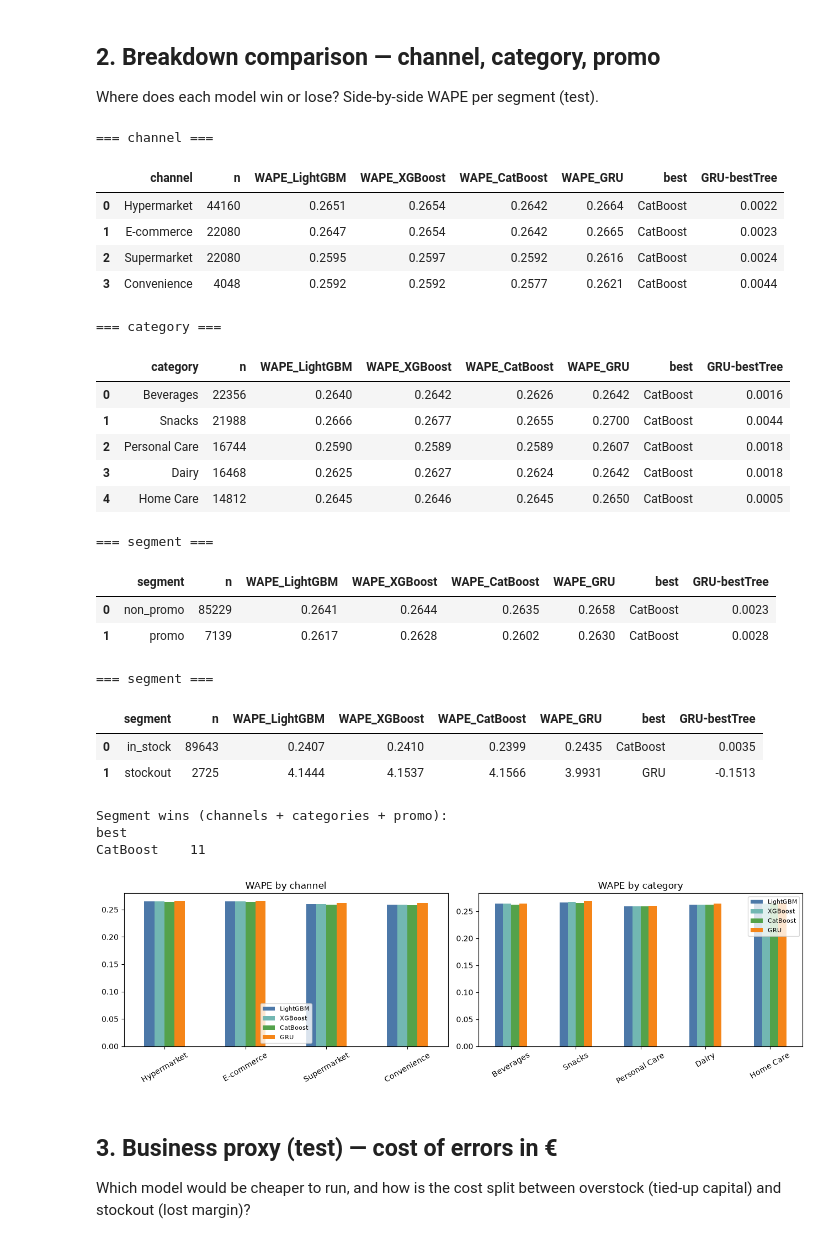
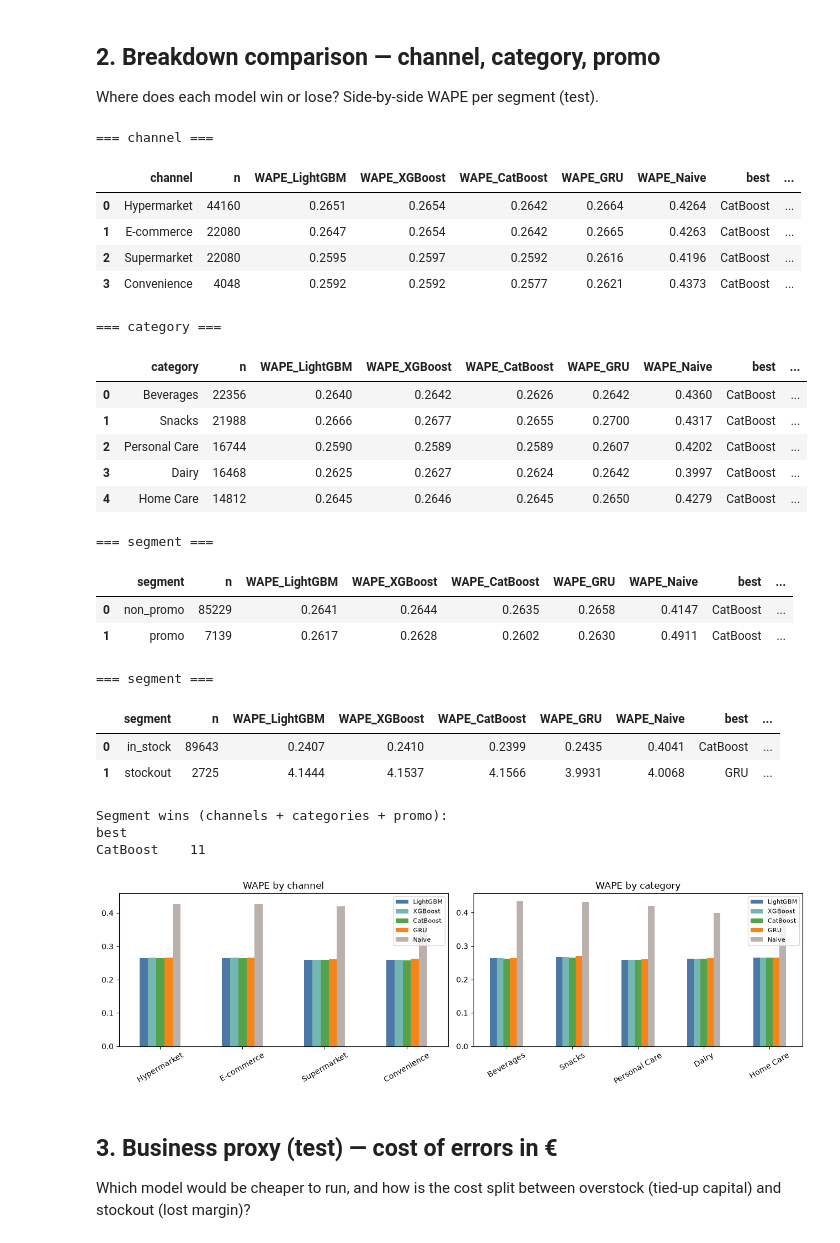
Before and after one commit to sush4nt/time-series-forecasting, a Jupyter notebook: notebooks/model_comparison.ipynb, the cells around one changed output. Cells and saved outputs as stored; diff of their text form; code cells hidden in the pictures.

```diff
--- a/notebooks/model_comparison.ipynb
+++ b/notebooks/model_comparison.ipynb
@@ -103,13 +116,20 @@ overall.pivot_table(index=["split", "view"], columns="model",
 # %%
-# Headline: test, in-stock.
+# Headline: test, in-stock. Models + the naive floor (grey) so the gap is visible.
 head = (overall[(overall["split"] == "test") & (overall["view"] == "in_stock")]
-        .set_index("model").reindex(MODELS))
+        .set_index("model").reindex(ALL))
 fig, axes = plt.subplots(1, 3, figsize=(13, 3.6))
 for ax, col in zip(axes, ["WAPE", "MAE", "RMSE"]):
-    head[col].plot(kind="bar", ax=ax, color=palette)
+    head[col].plot(kind="bar", ax=ax, color=cols(ALL))
     ax.set_title(f"TEST in-stock {col}"); ax.set_xlabel(""); ax.tick_params(axis="x", rotation=15)
     for i, v in enumerate(head[col]):
         ax.text(i, v, f"{v:.3f}", ha="center", va="bottom")
-fig.suptitle("Head-to-head on the honest (in-stock) test metric")
+fig.suptitle("Head-to-head on the honest (in-stock) test metric  (grey = naive floor)")
 plt.tight_layout(); plt.show()
+
+# How much each learned model beats the floor (lower WAPE = better).
+if NAIVE:
+    floor = head.loc[NAIVE, "WAPE"]
+    lift = ((floor - head.loc[MODELS, "WAPE"]) / floor * 100).round(1)
+    print(f"Naive floor WAPE = {floor:.4f}. WAPE reduction vs. floor:")
+    print(lift.sort_values(ascending=False).astype(str).add(" %").to_string())
 # %% [output]
@@ -120,20 +146,17 @@ plt.tight_layout(); plt.show()
 Where does each model win or lose? Side-by-side WAPE per segment (test).
 # %%
 def breakdown_compare(key: str, group_col: str) -> pd.DataFrame:
-    """Per-segment WAPE for every model side by side, plus the winner column."""
-    base = MODELS[0]
-    out = pd.DataFrame(runs[base]["metrics"]["test"][key])[[group_col, "n"]]
-    wape_cols = []
-    for name in MODELS:
+    """Per-segment WAPE for every model + the naive floor, plus the winner column."""
+    out = pd.DataFrame(runs[MODELS[0]]["metrics"]["test"][key])[[group_col, "n"]]
+    for name in ALL:  # learned models first, then the Naive floor column
         w = (pd.DataFrame(runs[name]["metrics"]["test"][key])[[group_col, "wape"]]
              .rename(columns={"wape": f"WAPE_{name}"}))
         out = out.merge(w, on=group_col)
-        wape_cols.append(f"WAPE_{name}")
-    # Who wins this segment, and by how much vs. the best tree.
-    out["best"] = out[wape_cols].idxmin(axis=1).str.replace("WAPE_", "", regex=False)
+    # Winner is decided among LEARNED models only (naive is the floor, not a contender).
+    model_cols = [f"WAPE_{m}" for m in MODELS]
+    out["best"] = out[model_cols].idxmin(axis=1).str.replace("WAPE_", "", regex=False)
     if "GRU" in MODELS and TREES:
-        best_tree = out[[f"WAPE_{m}" for m in TREES]].min(axis=1)
-        out["GRU-bestTree"] = out["WAPE_GRU"] - best_tree
+        out["GRU-bestTree"] = out["WAPE_GRU"] - out[[f"WAPE_{m}" for m in TREES]].min(axis=1)
     return out.sort_values("n", ascending=False).reset_index(drop=True)
 
 for key, col in [("by_channel", "channel"), ("by_category", "category"),
@@ -149,42 +172,42 @@ print("\nSegment wins (channels + categories + promo):")
 print(tally.value_counts().to_string())
 # %% [output]
 === channel ===
-|  | channel | n | WAPE_LightGBM | WAPE_XGBoost | WAPE_CatBoost | WAPE_GRU | best | GRU-bestTree |
-| 0 | Hypermarket | 44160 | 0.2651 | 0.2654 | 0.2642 | 0.2664 | CatBoost | 0.0022 |
-| 1 | E-commerce | 22080 | 0.2647 | 0.2654 | 0.2642 | 0.2665 | CatBoost | 0.0023 |
-| 2 | Supermarket | 22080 | 0.2595 | 0.2597 | 0.2592 | 0.2616 | CatBoost | 0.0024 |
-| 3 | Convenience | 4048 | 0.2592 | 0.2592 | 0.2577 | 0.2621 | CatBoost | 0.0044 |
+|  | channel | n | WAPE_LightGBM | WAPE_XGBoost | WAPE_CatBoost | WAPE_GRU | WAPE_Naive | best | ... |
+| 0 | Hypermarket | 44160 | 0.2651 | 0.2654 | 0.2642 | 0.2664 | 0.4264 | CatBoost | ... |
+| 1 | E-commerce | 22080 | 0.2647 | 0.2654 | 0.2642 | 0.2665 | 0.4263 | CatBoost | ... |
+| 2 | Supermarket | 22080 | 0.2595 | 0.2597 | 0.2592 | 0.2616 | 0.4196 | CatBoost | ... |
+| 3 | Convenience | 4048 | 0.2592 | 0.2592 | 0.2577 | 0.2621 | 0.4373 | CatBoost | ... |
 === category ===
-|  | category | n | WAPE_LightGBM | WAPE_XGBoost | WAPE_CatBoost | WAPE_GRU | best | GRU-bestTree |
-| 0 | Beverages | 22356 | 0.2640 | 0.2642 | 0.2626 | 0.2642 | CatBoost | 0.0016 |
-| 1 | Snacks | 21988 | 0.2666 | 0.2677 | 0.2655 | 0.2700 | CatBoost | 0.0044 |
-| 2 | Personal Care | 16744 | 0.2590 | 0.2589 | 0.2589 | 0.2607 | CatBoost | 0.0018 |
-| 3 | Dairy | 16468 | 0.2625 | 0.2627 | 0.2624 | 0.2642 | CatBoost | 0.0018 |
-| 4 | Home Care | 14812 | 0.2645 | 0.2646 | 0.2645 | 0.2650 | CatBoost | 0.0005 |
+|  | category | n | WAPE_LightGBM | WAPE_XGBoost | WAPE_CatBoost | WAPE_GRU | WAPE_Naive | best | ... |
+| 0 | Beverages | 22356 | 0.2640 | 0.2642 | 0.2626 | 0.2642 | 0.4360 | CatBoost | ... |
+| 1 | Snacks | 21988 | 0.2666 | 0.2677 | 0.2655 | 0.2700 | 0.4317 | CatBoost | ... |
+| 2 | Personal Care | 16744 | 0.2590 | 0.2589 | 0.2589 | 0.2607 | 0.4202 | CatBoost | ... |
+| 3 | Dairy | 16468 | 0.2625 | 0.2627 | 0.2624 | 0.2642 | 0.3997 | CatBoost | ... |
+| 4 | Home Care | 14812 | 0.2645 | 0.2646 | 0.2645 | 0.2650 | 0.4279 | CatBoost | ... |
 === segment ===
-|  | segment | n | WAPE_LightGBM | WAPE_XGBoost | WAPE_CatBoost | WAPE_GRU | best | GRU-bestTree |
-| 0 | non_promo | 85229 | 0.2641 | 0.2644 | 0.2635 | 0.2658 | CatBoost | 0.0023 |
-| 1 | promo | 7139 | 0.2617 | 0.2628 | 0.2602 | 0.2630 | CatBoost | 0.0028 |
+|  | segment | n | WAPE_LightGBM | WAPE_XGBoost | WAPE_CatBoost | WAPE_GRU | WAPE_Naive | best | ... |
+| 0 | non_promo | 85229 | 0.2641 | 0.2644 | 0.2635 | 0.2658 | 0.4147 | CatBoost | ... |
+| 1 | promo | 7139 | 0.2617 | 0.2628 | 0.2602 | 0.2630 | 0.4911 | CatBoost | ... |
 === segment ===
-|  | segment | n | WAPE_LightGBM | WAPE_XGBoost | WAPE_CatBoost | WAPE_GRU | best | GRU-bestTree |
-| 0 | in_stock | 89643 | 0.2407 | 0.2410 | 0.2399 | 0.2435 | CatBoost | 0.0035 |
-| 1 | stockout | 2725 | 4.1444 | 4.1537 | 4.1566 | 3.9931 | GRU | -0.1513 |
+|  | segment | n | WAPE_LightGBM | WAPE_XGBoost | WAPE_CatBoost | WAPE_GRU | WAPE_Naive | best | ... |
+| 0 | in_stock | 89643 | 0.2407 | 0.2410 | 0.2399 | 0.2435 | 0.4041 | CatBoost | ... |
+| 1 | stockout | 2725 | 4.1444 | 4.1537 | 4.1566 | 3.9931 | 4.0068 | GRU | ... |
 Segment wins (channels + categories + promo):
 best
 CatBoost    11
 # %%
-wcols = [f"WAPE_{m}" for m in MODELS]
+wcols = [f"WAPE_{m}" for m in ALL]   # models + naive floor
 ch = breakdown_compare("by_channel", "channel").set_index("channel")[wcols]
 cat = breakdown_compare("by_category", "category").set_index("category")[wcols]
 fig, axes = plt.subplots(1, 2, figsize=(13, 4))
-ch.plot(kind="bar", ax=axes[0], color=palette); axes[0].set_title("WAPE by channel")
-cat.plot(kind="bar", ax=axes[1], color=palette); axes[1].set_title("WAPE by category")
+ch.plot(kind="bar", ax=axes[0], color=cols(ALL)); axes[0].set_title("WAPE by channel")
+cat.plot(kind="bar", ax=axes[1], color=cols(ALL)); axes[1].set_title("WAPE by category")
 for ax in axes:
     ax.set_xlabel(""); ax.tick_params(axis="x", rotation=30)
     ax.legend([c.replace("WAPE_", "") for c in wcols], fontsize=8)
 plt.tight_layout(); plt.show()
 # %% [output]
-[figure, old version]
+[figure, new version]
 # %% [markdown]
 ## 3. Business proxy (test) — cost of errors in €
 
```
Also changed, not shown: parts of 10 cells of this notebook, 3 other files.
